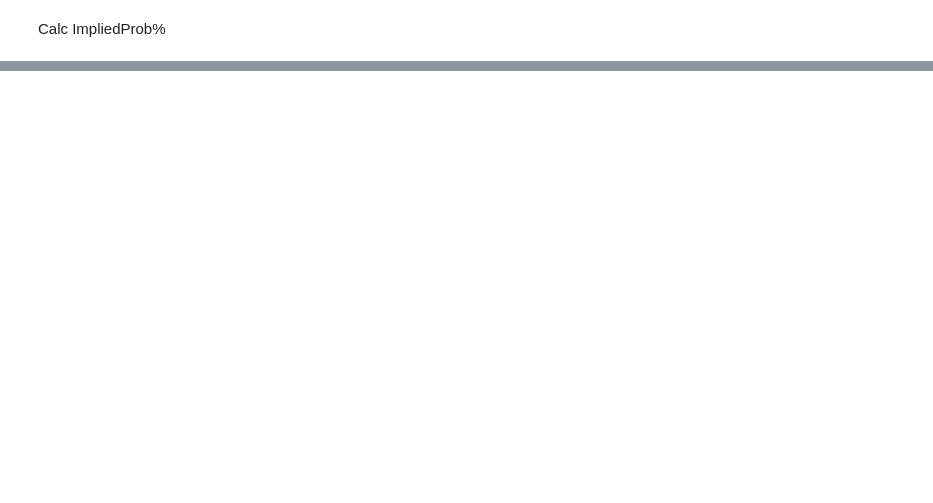
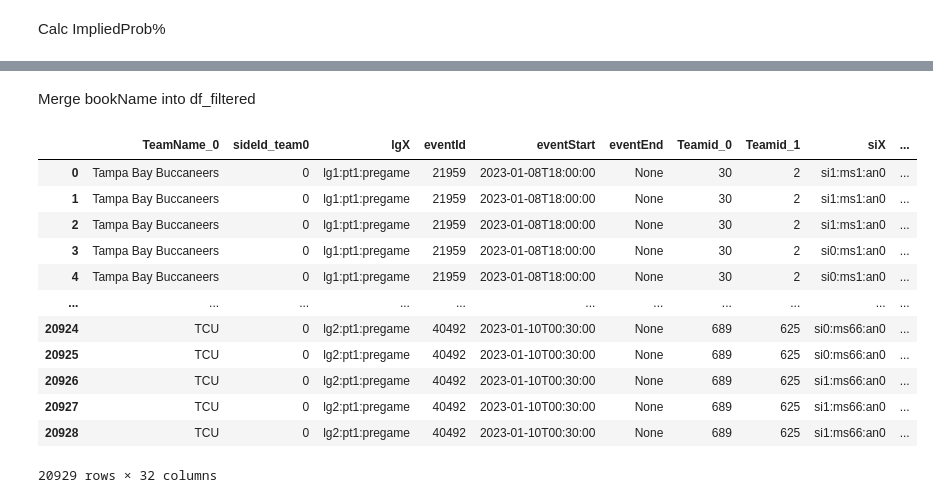
Before and after one commit to ammoore121/SportsBetting, a Jupyter notebook: MainLines_ExpectedValue.ipynb, the cells around one changed output, grey strips where cells are left out. Saved outputs shown, nothing was run; the diff lists cells and outputs as text; code cells hidden in the pictures; blank space fills up the shorter version.

```diff
--- a/MainLines_ExpectedValue.ipynb
+++ b/MainLines_ExpectedValue.ipynb
@@ -375,0 +383,20 @@ filtered_df
+# %% [markdown]
+Merge bookName into df_filtered
+# %%
+filtered_df = filtered_df.merge(nySharpbooks_df, left_on='marketSourceId', right_on='bookId')
+# %%
+filtered_df
+# %% [output]
+|  | TeamName_0 | sideId_team0 | lgX | eventId | eventStart | eventEnd | Teamid_0 | Teamid_1 | siX | ... |
+| 0 | Tampa Bay Buccaneers | 0 | lg1:pt1:pregame | 21959 | 2023-01-08T18:00:00 | None | 30 | 2 | si1:ms1:an0 | ... |
+| 1 | Tampa Bay Buccaneers | 0 | lg1:pt1:pregame | 21959 | 2023-01-08T18:00:00 | None | 30 | 2 | si1:ms1:an0 | ... |
+| 2 | Tampa Bay Buccaneers | 0 | lg1:pt1:pregame | 21959 | 2023-01-08T18:00:00 | None | 30 | 2 | si1:ms1:an0 | ... |
+| 3 | Tampa Bay Buccaneers | 0 | lg1:pt1:pregame | 21959 | 2023-01-08T18:00:00 | None | 30 | 2 | si0:ms1:an0 | ... |
+| 4 | Tampa Bay Buccaneers | 0 | lg1:pt1:pregame | 21959 | 2023-01-08T18:00:00 | None | 30 | 2 | si0:ms1:an0 | ... |
+| ... | ... | ... | ... | ... | ... | ... | ... | ... | ... | ... |
+| 20924 | TCU | 0 | lg2:pt1:pregame | 40492 | 2023-01-10T00:30:00 | None | 689 | 625 | si0:ms66:an0 | ... |
+| 20925 | TCU | 0 | lg2:pt1:pregame | 40492 | 2023-01-10T00:30:00 | None | 689 | 625 | si0:ms66:an0 | ... |
+| 20926 | TCU | 0 | lg2:pt1:pregame | 40492 | 2023-01-10T00:30:00 | None | 689 | 625 | si1:ms66:an0 | ... |
+| 20927 | TCU | 0 | lg2:pt1:pregame | 40492 | 2023-01-10T00:30:00 | None | 689 | 625 | si1:ms66:an0 | ... |
+| 20928 | TCU | 0 | lg2:pt1:pregame | 40492 | 2023-01-10T00:30:00 | None | 689 | 625 | si1:ms66:an0 | ... |
+20929 rows × 32 columns
```
Also changed, not shown: parts of 20 cells of this notebook, 1 other file.
